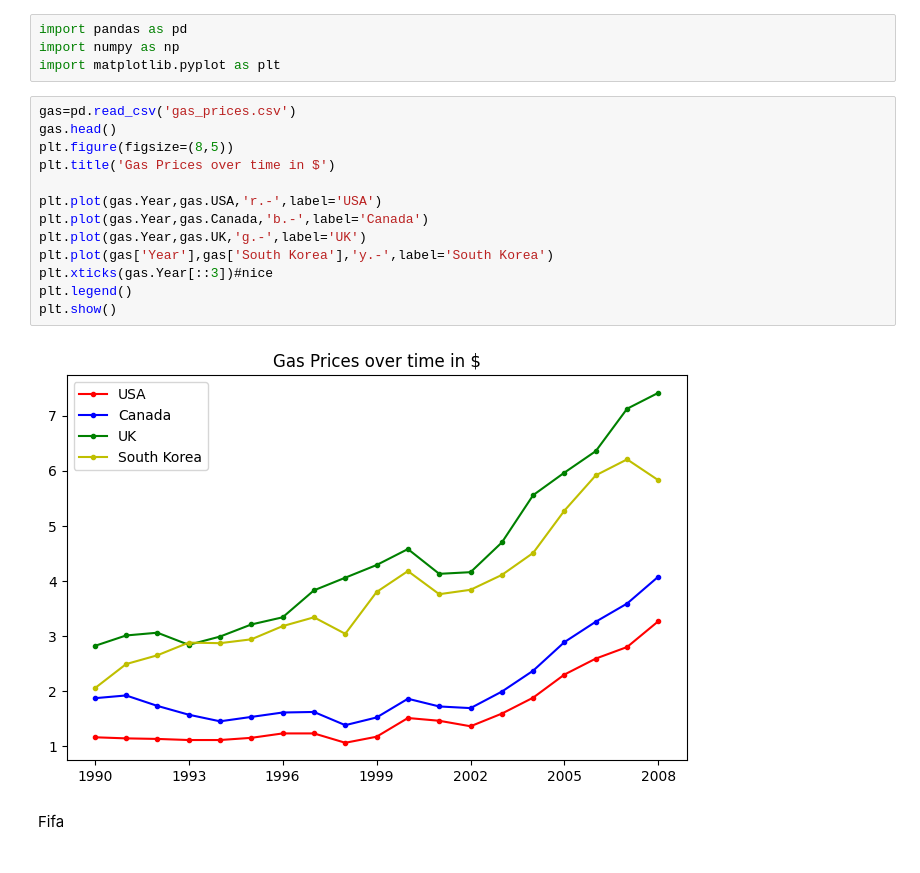
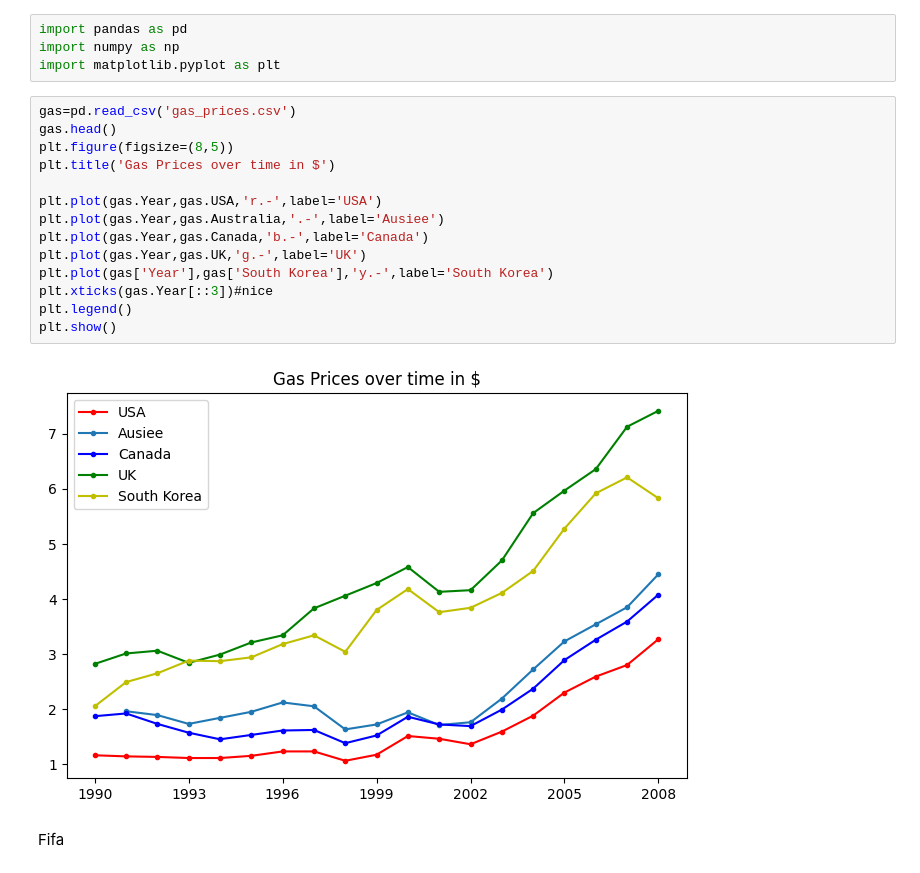
Before and after one commit to Gagansherigar/MLAlgosrfromScratch, a Jupyter notebook: Matplot.ipynb, the cells around one changed output. Drawn from its saved outputs; the diff is of its cells as text.

```diff
--- a/Matplot.ipynb
+++ b/Matplot.ipynb
@@ -7,17 +7,18 @@ import matplotlib.pyplot as plt
 # %%
 gas=pd.read_csv('gas_prices.csv')
 gas.head()
 plt.figure(figsize=(8,5))
 plt.title('Gas Prices over time in $')
 
 plt.plot(gas.Year,gas.USA,'r.-',label='USA')
+plt.plot(gas.Year,gas.Australia,'.-',label='Ausiee')
 plt.plot(gas.Year,gas.Canada,'b.-',label='Canada')
 plt.plot(gas.Year,gas.UK,'g.-',label='UK')
 plt.plot(gas['Year'],gas['South Korea'],'y.-',label='South Korea')
 plt.xticks(gas.Year[::3])#nice
 plt.legend()
 plt.show()
 # %% [output]
-[figure, old version]
+[figure, new version]
 # %% [markdown]
 Fifa
```
Also changed, not shown: parts of 7 cells of this notebook.
